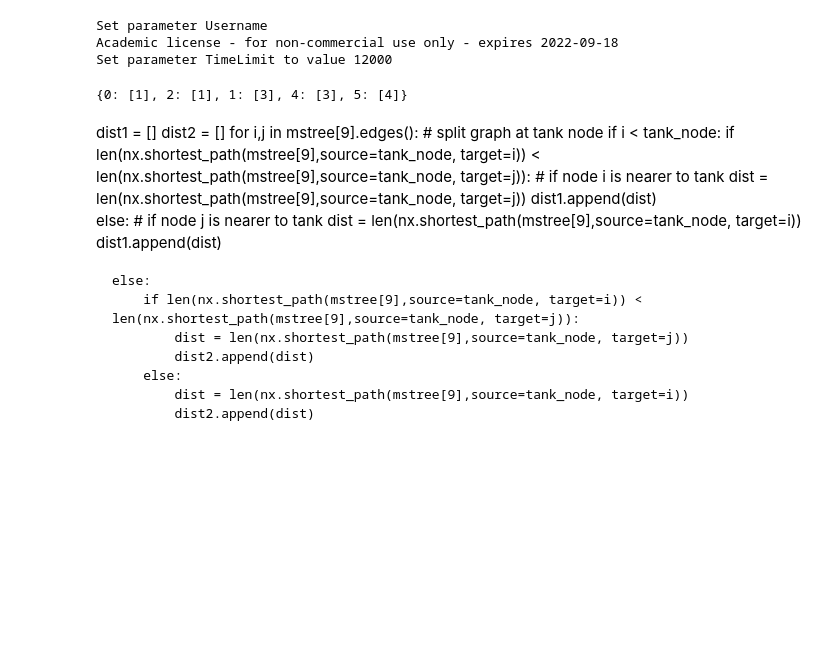
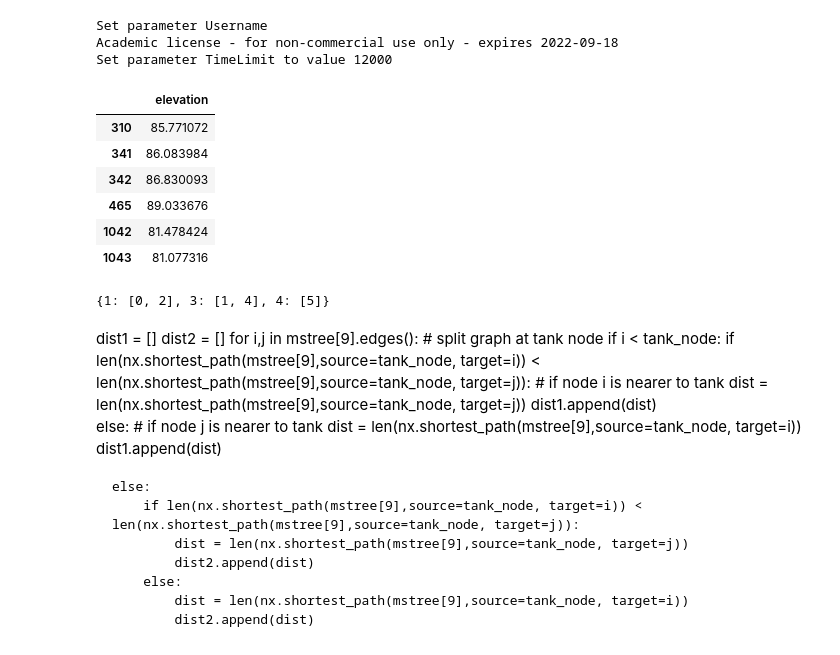
Before and after one commit to yz4160/Optimization-Research, a Jupyter notebook: pipe and pump distribution.ipynb, the cells around one changed output. Saved outputs shown, nothing was run; the diff lists cells and outputs as text; code cells hidden in the pictures; blank space fills up the shorter version.

```diff
--- a/pipe and pump distribution.ipynb
+++ b/pipe and pump distribution.ipynb
@@ -206,6 +206,16 @@ elevation_lb = dict()
 for i in range(mstree[9].number_of_nodes()):
     elevation_ub[i] = cluster9_elv.iloc[[i]] - 0.3048
     elevation_lb[i] = cluster9_elv.iloc[[i]] - 30
+# %%
+cluster9_elv
+# %% [output]
+|  | elevation |
+| 310 | 85.771072 |
+| 341 | 86.083984 |
+| 342 | 86.830093 |
+| 465 | 89.033676 |
+| 1042 | 81.478424 |
+| 1043 | 81.077316 |
 # %%
 innode = {}
 outnode = {}
@@ -223,7 +233,7 @@ for i,j in mstree[9].edges():
         outnode.setdefault(i, [])
         outnode[i].append(j)
 # %%
-innode
+outnode
 # %% [output]
-{0: [1], 2: [1], 1: [3], 4: [3], 5: [4]}
+{1: [0, 2], 3: [1, 4], 4: [5]}
 # %%
```
Also changed, not shown: parts of 30 cells of this notebook, 1 other file.
